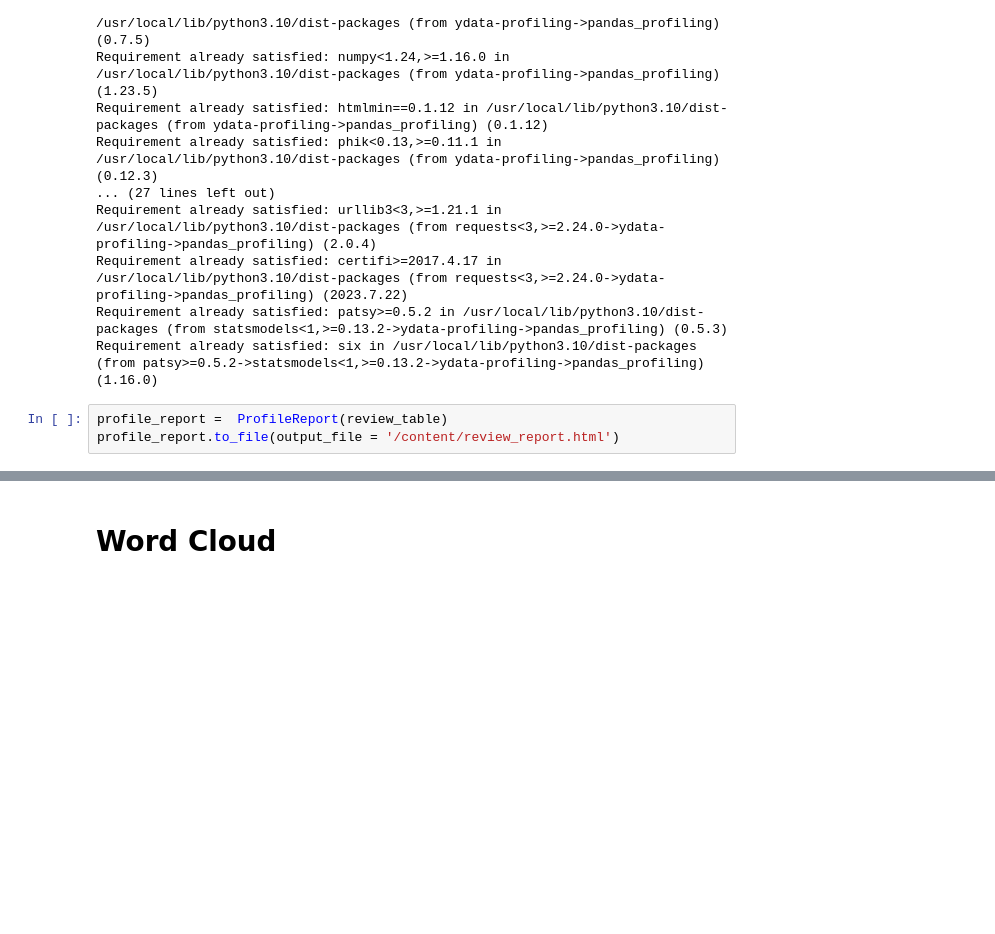
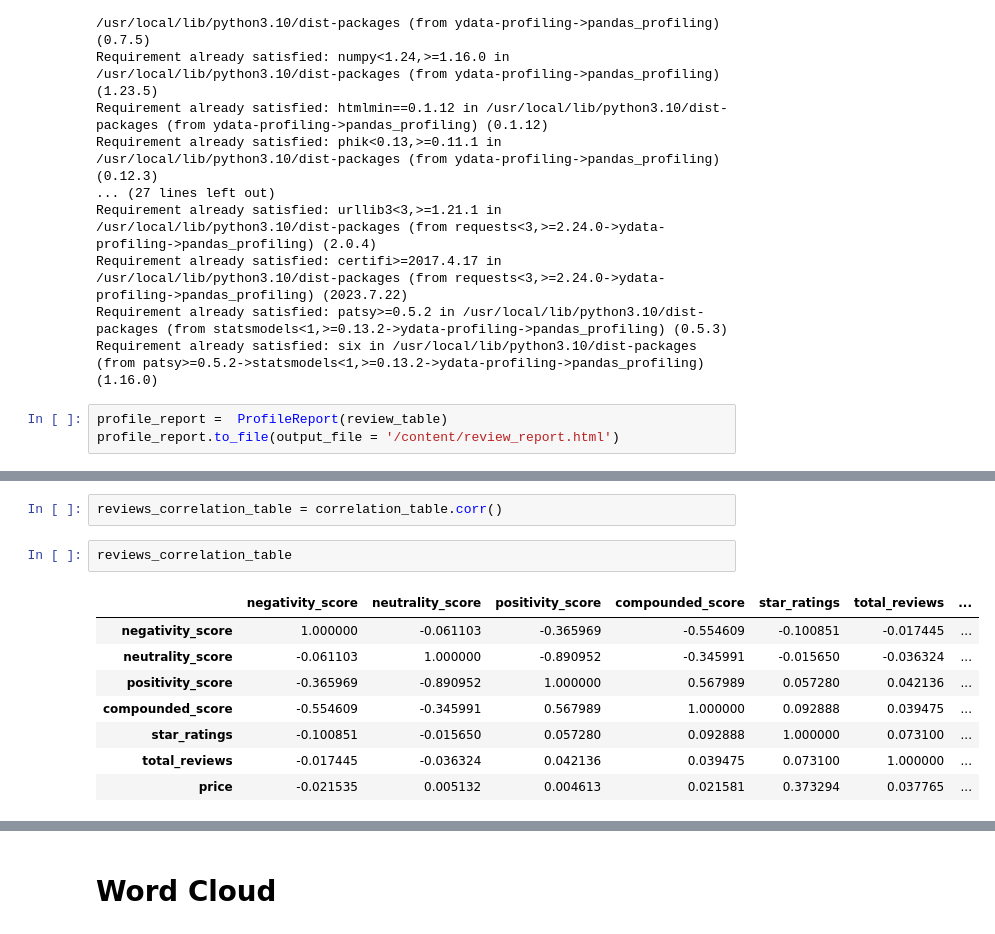
Before and after one commit to shrivatsashetty/Projects, a Jupyter notebook: Smartphone_Review_Analysis.ipynb, the cells around one changed output, grey strips where cells are left out. Cells and saved outputs as stored; diff of their text form; blank space fills up the shorter version.

```diff
--- a/Smartphone_Review_Analysis.ipynb
+++ b/Smartphone_Review_Analysis.ipynb
@@ -835,0 +890,13 @@ profile_report.to_file(output_file = '/content/review_report.html')
+# %%
+reviews_correlation_table = correlation_table.corr()
+# %%
+reviews_correlation_table
+# %% [output]
+|  | negativity_score | neutrality_score | positivity_score | compounded_score | star_ratings | total_reviews | ... |
+| negativity_score | 1.000000 | -0.061103 | -0.365969 | -0.554609 | -0.100851 | -0.017445 | ... |
+| neutrality_score | -0.061103 | 1.000000 | -0.890952 | -0.345991 | -0.015650 | -0.036324 | ... |
+| positivity_score | -0.365969 | -0.890952 | 1.000000 | 0.567989 | 0.057280 | 0.042136 | ... |
+| compounded_score | -0.554609 | -0.345991 | 0.567989 | 1.000000 | 0.092888 | 0.039475 | ... |
+| star_ratings | -0.100851 | -0.015650 | 0.057280 | 0.092888 | 1.000000 | 0.073100 | ... |
+| total_reviews | -0.017445 | -0.036324 | 0.042136 | 0.039475 | 0.073100 | 1.000000 | ... |
+| price | -0.021535 | 0.005132 | 0.004613 | 0.021581 | 0.373294 | 0.037765 | ... |
```
Also changed, not shown: parts of 18 cells of this notebook.
